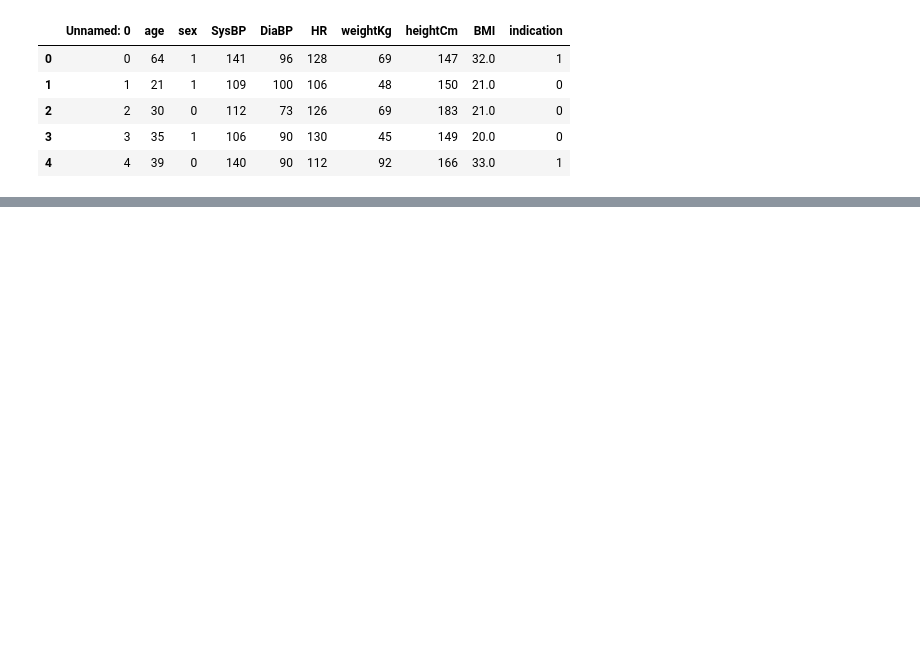
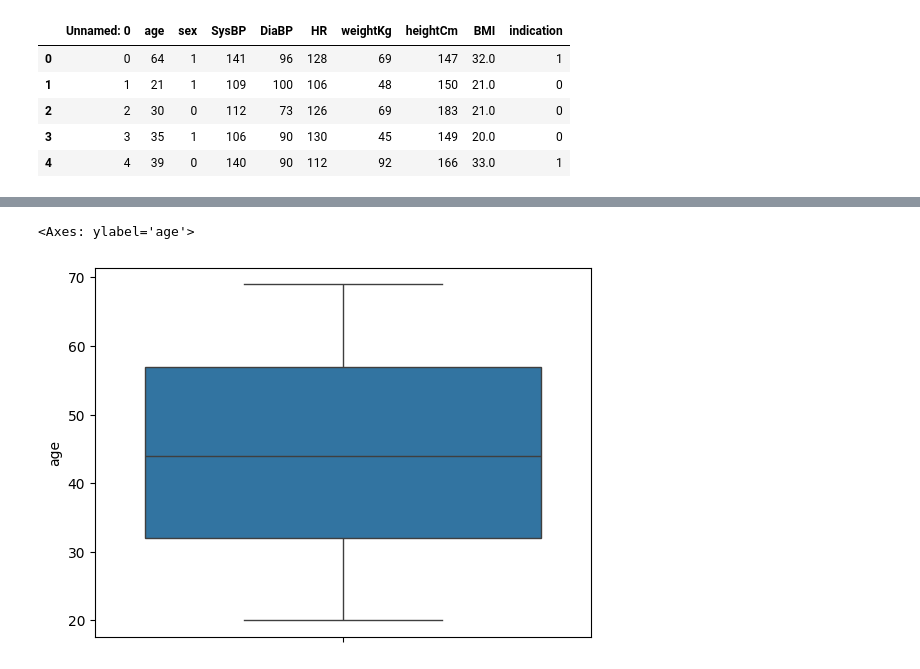
Before and after one commit to Avhijan/datascience, a Jupyter notebook: Untitled-1.ipynb, the cells around one changed output, grey strips where cells are left out. Saved outputs shown, nothing was run; the diff lists cells and outputs as text; code cells hidden in the pictures; blank space fills up the shorter version.

```diff
--- a/Untitled-1.ipynb
+++ b/Untitled-1.ipynb
@@ -20,0 +48,5 @@ df.head(5)
+# %%
+sns.boxplot(df['age'])
+# %% [output]
+<Axes: ylabel='age'>
+[figure, added]
```
Also changed, not shown: parts of 13 cells of this notebook.
